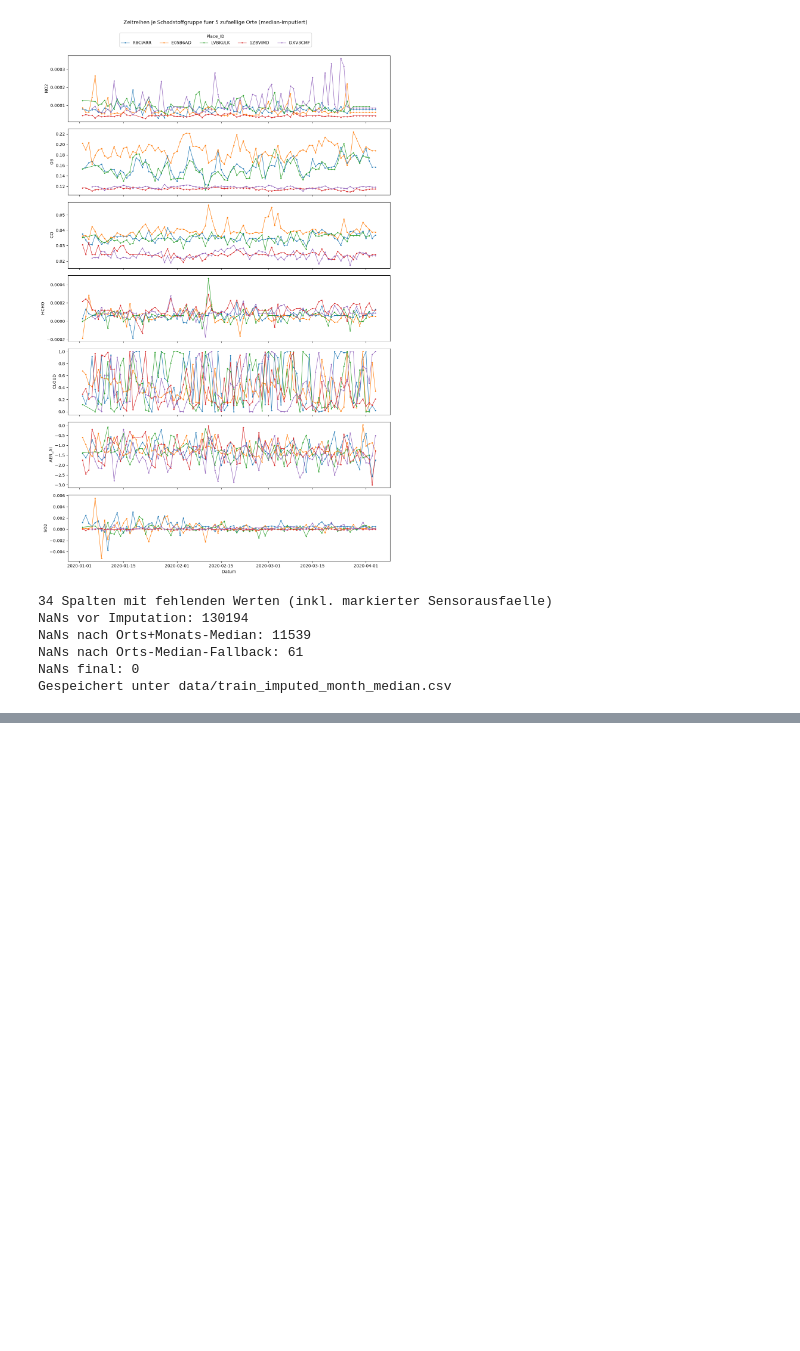
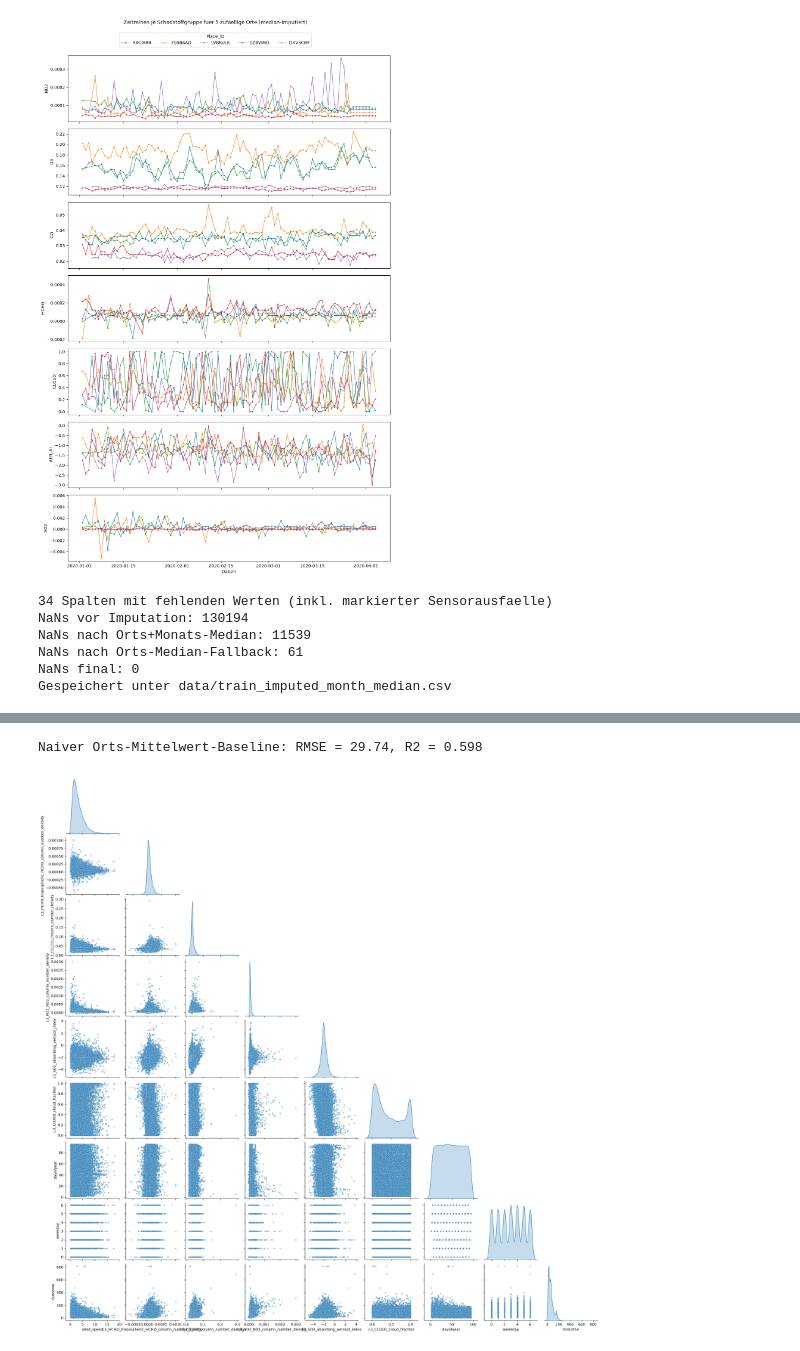
Before and after one commit to RealCyron/Machine_Learning_Projekt, a Jupyter notebook: 05_data_cleaning_and_modeling_ju.ipynb, the cells around one changed output, grey strips where cells are left out. Cells and saved outputs as stored; diff of their text form; code cells hidden in the pictures; blank space fills up the shorter version.

Commit message:
finales Modell von Justus

```diff
--- a/05_data_cleaning_and_modeling_ju.ipynb
+++ b/05_data_cleaning_and_modeling_ju.ipynb
@@ -473,0 +474,47 @@ results_df
+# %%
+# Naiver Baseline: Vorhersage = Orts-Mittelwert des Targets (kein Modell-Fit, keine Features)
+#
+# Nur einmal berechnet (nicht pro Imputationsstrategie): target und Place_ID werden von keiner
+# der drei Imputationsstrategien veraendert (die betreffen nur die Pollutant-/Wetterspalten),
+# daher waere das Ergebnis fuer df_imputed_interp/df_imputed_median/df_imputed_month_median
+# ohnehin identisch. df_clean (vor jeglicher Imputation) reicht hier aus.
+
+df_train_part, df_val_part = train_test_split(df_clean, test_size=0.2, random_state=42)
+_, place_enc_val = add_place_target_encoding(df_train_part, df_val_part)
+
+y_val = df_val_part["target"]
+y_pred_naive = place_enc_val  # Vorhersage = Orts-Mittelwert, kein model.fit()/predict() noetig
+
+rmse_naive = root_mean_squared_error(y_val, y_pred_naive)
+r2_naive = r2_score(y_val, y_pred_naive)
+
+print(f"Naiver Orts-Mittelwert-Baseline: RMSE = {rmse_naive:.2f}, R2 = {r2_naive:.3f}")
+# %% [output]
+Naiver Orts-Mittelwert-Baseline: RMSE = 29.74, R2 = 0.598
+# %%
+# Für weitere Orte Train/Test split nach Orten. Also Orte sollen komplett im Test oder im Traindatensatz landen.
+from sklearn.model_selection import GroupShuffleSplit
+
+df = df_imputed_interp  # gewaehlte Imputationsstrategie
+
+gss = GroupShuffleSplit(n_splits=1, test_size=0.2, random_state=42)
+train_idx, val_idx = next(gss.split(df, groups=df["Place_ID"]))
+
+df_train_part = df.iloc[train_idx]
+df_val_part = df.iloc[val_idx]
+
+X_train, y_train = df_train_part[features], df_train_part["target"]
+X_val, y_val = df_val_part[features], df_val_part["target"]
+# %%
+# Pairplot: Verteilungen und Zusammenhänge der Merkmale, Farbe = Outcome
+plot_df = X_train.assign(Outcome=y_train)
+
+sns.pairplot(
+    plot_df,
+    diag_kind="kde",
+    corner=True,
+    plot_kws={"alpha": 0.5, "s": 15},
+)
+plt.show()
+# %% [output]
+[figure, added]
```
Also changed, not shown: parts of 34 cells of this notebook, 3 other files.
